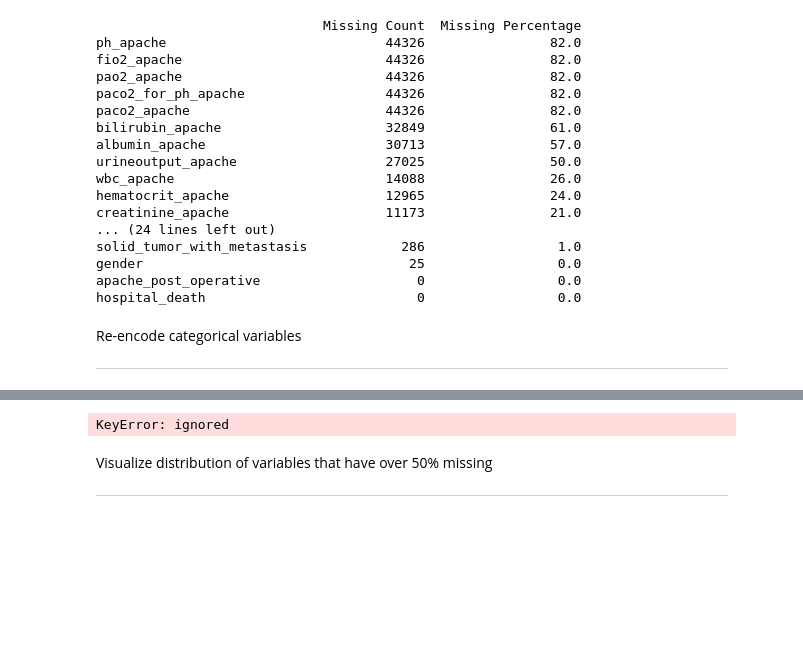
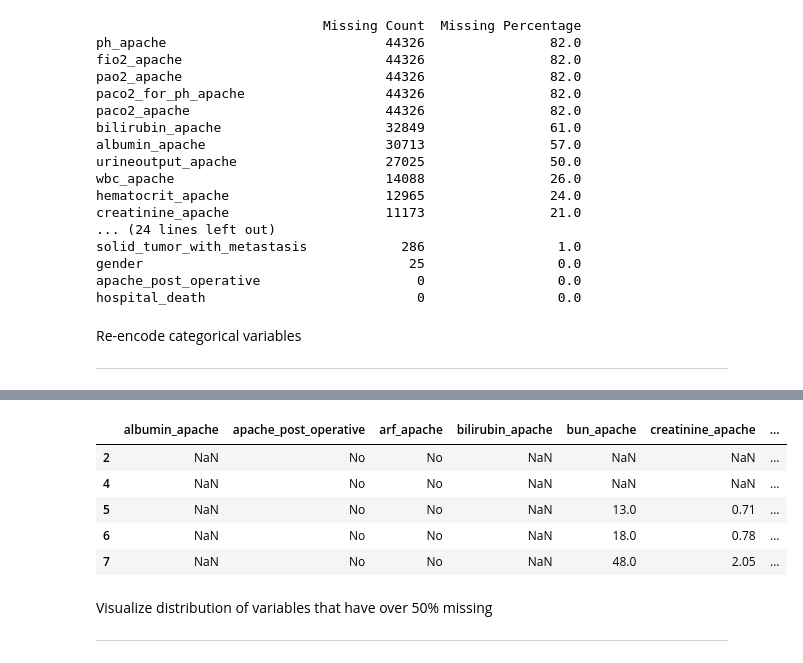
Before and after one commit to lilyzhizhou/Datathon-4, a Jupyter notebook: Datathon_4_Cleaning.ipynb, the cells around one changed output, grey strips where cells are left out. Drawn from its saved outputs; the diff is of its cells as text; code cells hidden in the pictures; blank space fills up the shorter version.

```diff
--- a/Datathon_4_Cleaning.ipynb
+++ b/Datathon_4_Cleaning.ipynb
@@ -186,16 +198,22 @@ numerical_columns = [col for col in all_columns if col != target_column and col
 # %%
 # Convert numeric categorical variables into descriptive categories
 data_dscrpt = data
 
 data_dscrpt['hospital_death'].replace({0.0 : 'No Death', 1.0 : 'Death'}, inplace=True)
 
 # Convert selected columns to string
 data_dscrpt[categorical_columns] = data_dscrpt[categorical_columns].astype(str)
 data_dscrpt[categorical_columns] = data_dscrpt[categorical_columns].replace({'0.0': 'No', '1.0': 'Yes'})
+data_dscrpt[categorical_columns] = data_dscrpt[categorical_columns].replace({'0': 'No', '1': 'Yes'})
 
 data_dscrpt.head()
 # %% [output]
-KeyError: ignored
+|  | albumin_apache | apache_post_operative | arf_apache | bilirubin_apache | bun_apache | creatinine_apache | ... |
+| 2 | NaN | No | No | NaN | NaN | NaN | ... |
+| 4 | NaN | No | No | NaN | NaN | NaN | ... |
+| 5 | NaN | No | No | NaN | 13.0 | 0.71 | ... |
+| 6 | NaN | No | No | NaN | 18.0 | 0.78 | ... |
+| 7 | NaN | No | No | NaN | 48.0 | 2.05 | ... |
 # %% [markdown]
 Visualize distribution of variables that have over 50% missing
 
```
Also changed, not shown: parts of 4 cells of this notebook.
